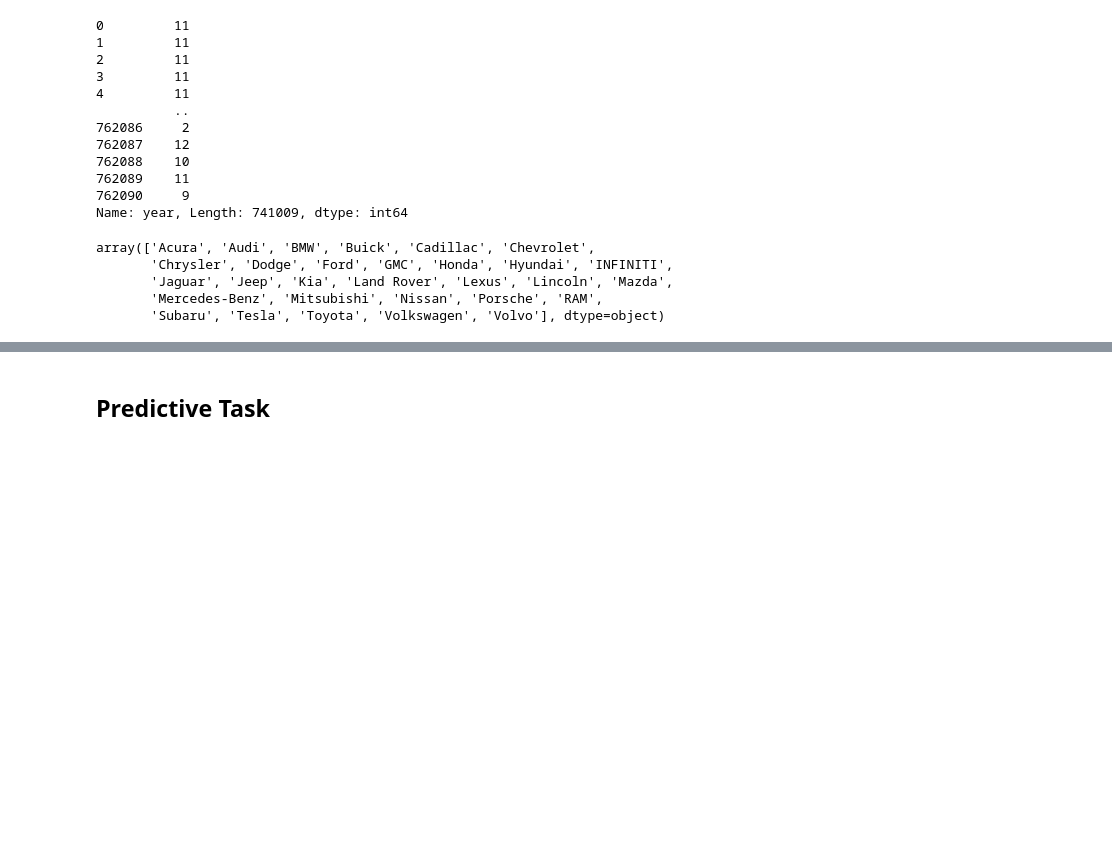
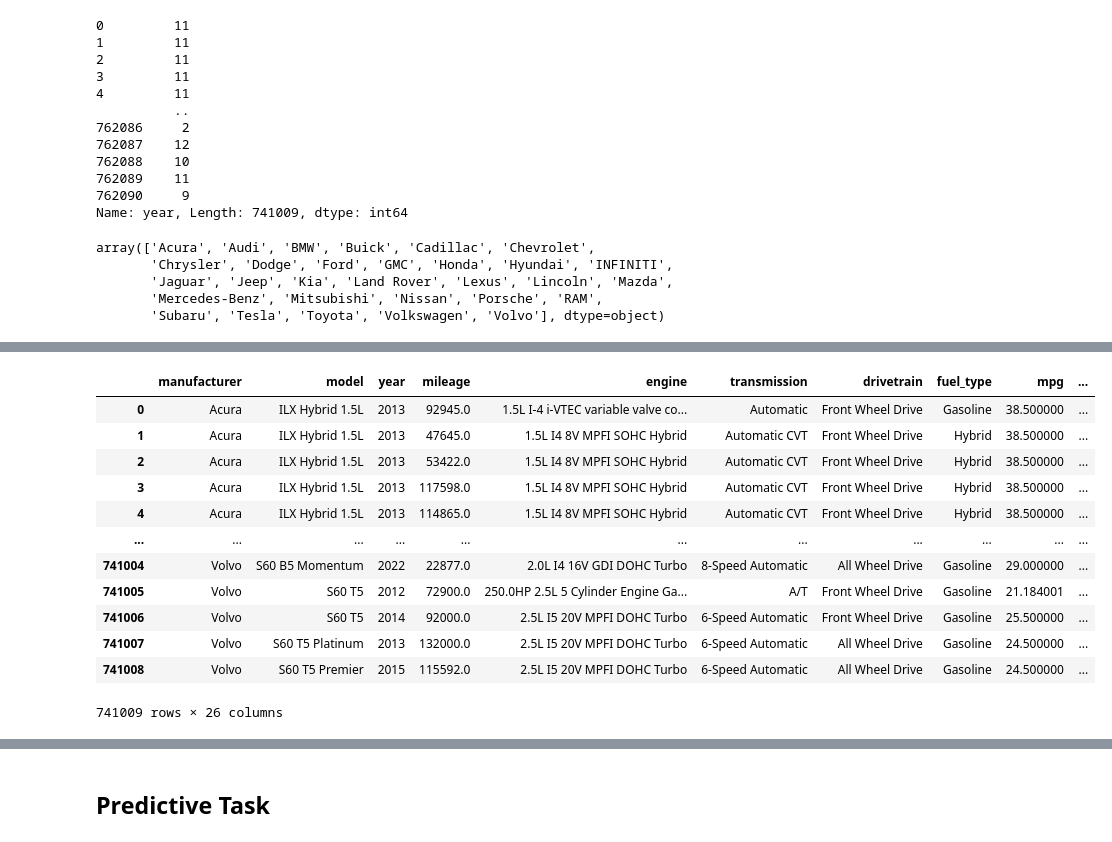
Before and after one commit to vickyli1015/DSC148_Final_Project, a Jupyter notebook: Final_Project.ipynb, the cells around one changed output, grey strips where cells are left out. Cells and saved outputs as stored; diff of their text form; code cells hidden in the pictures; blank space fills up the shorter version.

```diff
--- a/Final_Project.ipynb
+++ b/Final_Project.ipynb
@@ -296,8 +348,8 @@ data['interior_color_cleaned']= data['interior_color_cleaned'].str.replace('.*co
 data['interior_color_cleaned']= data['interior_color_cleaned'].str.replace('.*green.*', 'green', case=False, regex=True)
 data['interior_color_cleaned']= data['interior_color_cleaned'].str.replace('.*teal.*', 'green', case=False, regex=True)
 
-colors_keep_exterior = ['black', 'gray', 'white', 'red', 'beige', 'blue', 'purple', 'brown', 'orange', 'gold', 'green']
-data['interior_color_cleaned']= data['interior_color_cleaned'].where(data['exterior_color'].isin(colors_keep_exterior), 'other')
+colors_keep_interior = ['black', 'gray', 'white', 'red', 'beige', 'blue', 'purple', 'brown', 'orange', 'gold', 'green']
+data['interior_color_cleaned']= data['interior_color_cleaned'].where(data['interior_color_cleaned'].isin(colors_keep_interior), 'other')
 # %%
 # get tank_size '..L' from engine
 data["tank_size"] = data["engine"].str.extract(r'(\d+(\.\d+)?L)')[0]
@@ -699,7 +792,22 @@ dtype: float64
+# %%
+imputed_price_drop = impute_height_quant(data['price_drop'])
+data['price_drop'] = imputed_price_drop
+
+imputed_mpg = impute_height_quant(data['mpg'])
+data['mpg'] = imputed_mpg
+
+imputed_seller = impute_height_quant(data['seller_rating'])
+data['seller_rating'] = imputed_seller
+
+imputed_driver = impute_height_quant(data['driver_rating'])
+data['driver_rating'] = imputed_driver
+
+imputed_tank = impute_height_quant(data['tank_size'])
+data['tank_size'] = imputed_tank
 # %%
 # create a column that calculates the time difference between now and 'year': the year when the car was produced
 yearn = 2024 - data["year"]
-#data['year_from_now'] = yearn
+data['year_from_2024'] = yearn
 yearn
 # %% [output]
 0         11
@@ -758,0 +872,16 @@ data
+# %%
+data_copy = data.copy()
+def impute_with_probabilistic_distribution(column):
+    # Get the non-missing values and their frequencies
+    values, counts = np.unique(column.dropna(), return_counts=True)
+    # Calculate probabilities for each value
+    probabilities = counts / counts.sum()
+    # Generate random values based on the distribution for the missing values
+    imputed_values = np.random.choice(values, size=column.isna().sum(), p=probabilities)
+    # Assign the generated values to the missing values
+    column.loc[column.isna()] = imputed_values
+    return column
+data['fuel_type'] = impute_with_probabilistic_distribution(data_copy['fuel_type'])
+data["personal_use_only"] = impute_with_probabilistic_distribution(data_copy['personal_use_only'])
+data["accidents_or_damage"] = impute_with_probabilistic_distribution(data_copy['accidents_or_damage'])
+data["one_owner"] = impute_with_probabilistic_distribution(data_copy['one_owner'])
@@ -758,0 +905,18 @@ data
+# %%
+data.reset_index(drop = True, inplace = True)
+# data = data.drop(columns = ['index'], axis = 1)
+data
+# %% [output]
+|  | manufacturer | model | year | mileage | engine | transmission | drivetrain | fuel_type | mpg | ... |
+| 0 | Acura | ILX Hybrid 1.5L | 2013 | 92945.0 | 1.5L I-4 i-VTEC variable valve co... | Automatic | Front Wheel Drive | Gasoline | 38.500000 | ... |
+| 1 | Acura | ILX Hybrid 1.5L | 2013 | 47645.0 | 1.5L I4 8V MPFI SOHC Hybrid | Automatic CVT | Front Wheel Drive | Hybrid | 38.500000 | ... |
+| 2 | Acura | ILX Hybrid 1.5L | 2013 | 53422.0 | 1.5L I4 8V MPFI SOHC Hybrid | Automatic CVT | Front Wheel Drive | Hybrid | 38.500000 | ... |
+| 3 | Acura | ILX Hybrid 1.5L | 2013 | 117598.0 | 1.5L I4 8V MPFI SOHC Hybrid | Automatic CVT | Front Wheel Drive | Hybrid | 38.500000 | ... |
+| 4 | Acura | ILX Hybrid 1.5L | 2013 | 114865.0 | 1.5L I4 8V MPFI SOHC Hybrid | Automatic CVT | Front Wheel Drive | Hybrid | 38.500000 | ... |
+| ... | ... | ... | ... | ... | ... | ... | ... | ... | ... | ... |
+| 741004 | Volvo | S60 B5 Momentum | 2022 | 22877.0 | 2.0L I4 16V GDI DOHC Turbo | 8-Speed Automatic | All Wheel Drive | Gasoline | 29.000000 | ... |
+| 741005 | Volvo | S60 T5 | 2012 | 72900.0 | 250.0HP 2.5L 5 Cylinder Engine Ga... | A/T | Front Wheel Drive | Gasoline | 21.184001 | ... |
+| 741006 | Volvo | S60 T5 | 2014 | 92000.0 | 2.5L I5 20V MPFI DOHC Turbo | 6-Speed Automatic | Front Wheel Drive | Gasoline | 25.500000 | ... |
+| 741007 | Volvo | S60 T5 Platinum | 2013 | 132000.0 | 2.5L I5 20V MPFI DOHC Turbo | 6-Speed Automatic | All Wheel Drive | Gasoline | 24.500000 | ... |
+| 741008 | Volvo | S60 T5 Premier | 2015 | 115592.0 | 2.5L I5 20V MPFI DOHC Turbo | 6-Speed Automatic | All Wheel Drive | Gasoline | 24.500000 | ... |
+741009 rows × 26 columns
```
Also changed, not shown: parts of 30 cells of this notebook.
